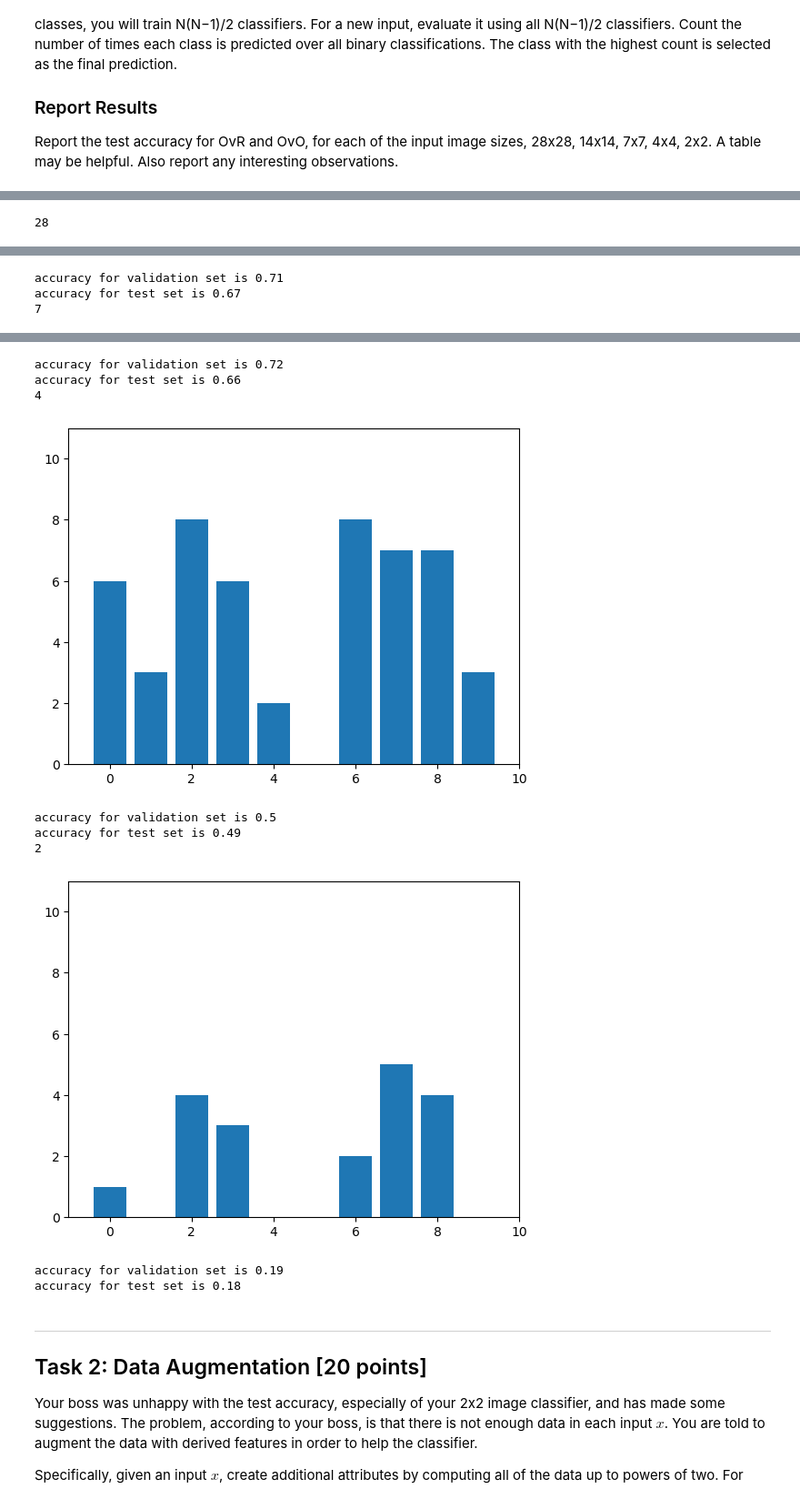
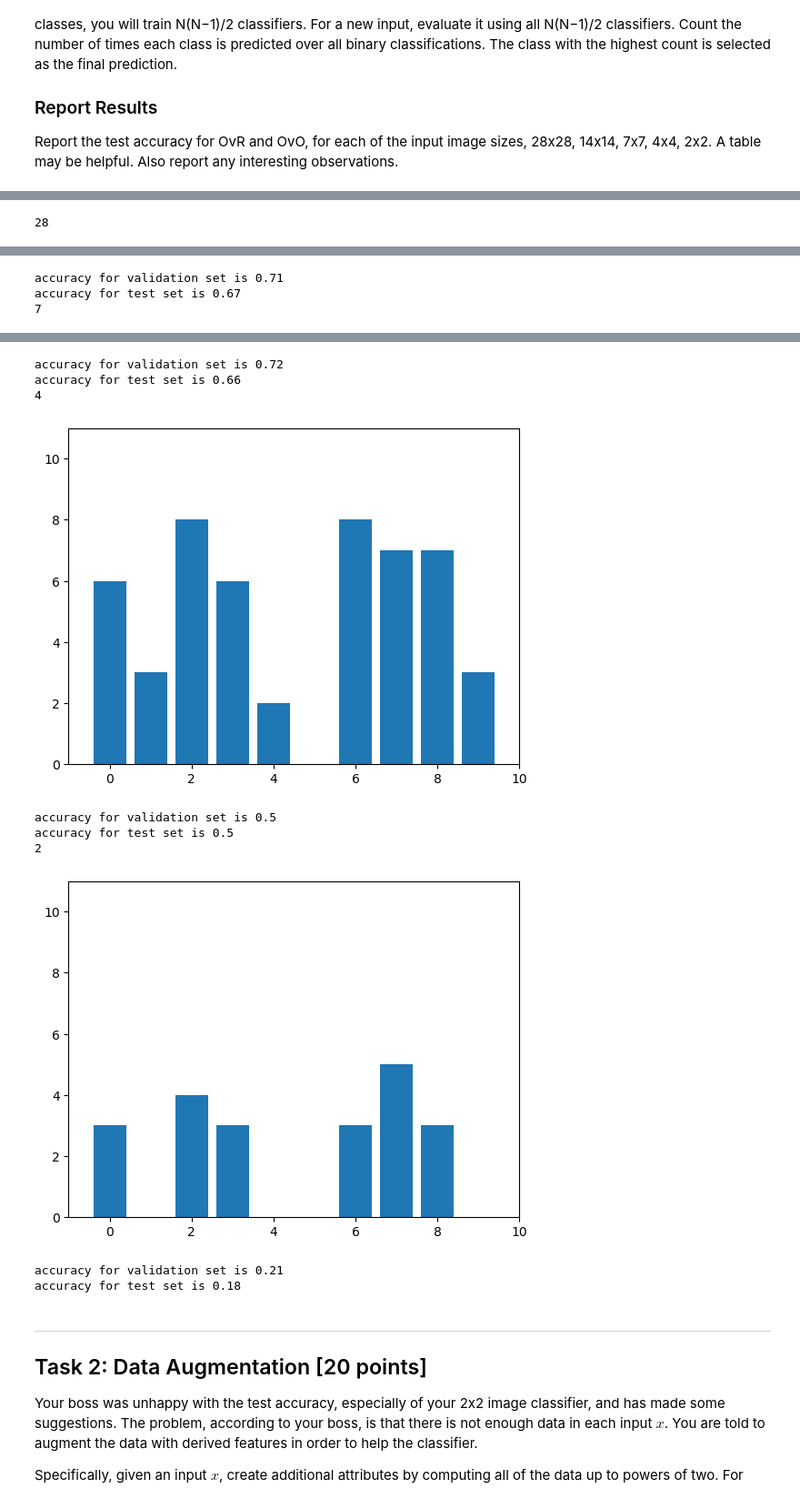
Before and after one commit to JCrossover-14/CSE352, a Jupyter notebook: HW4/Copy_of_MNIST.ipynb, the cells around one changed output, grey strips where cells are left out. Shown at 91% size. Saved outputs shown, nothing was run; the diff lists cells and outputs as text; code cells hidden in the pictures.

```diff
--- a/HW4/Copy_of_MNIST.ipynb
+++ b/HW4/Copy_of_MNIST.ipynb
@@ -236,7 +236,7 @@ for size in sizes:
     models = []
     for vector in sized_train_data:
         # We add a one term as a dummy bias term
-        vec = [1]
+        vec = []
         for i in range(len(vector)):
             for j in range(len(vector[0])):
                 vec.append(vector[i][j])
@@ -244,7 +244,7 @@ for size in sizes:
 
     for vector in sized_val_data:
         # We add a one term as a dummy bias term
-        vec = [1]
+        vec = []
         for i in range(len(vector)):
             for j in range(len(vector[0])):
                 vec.append(vector[i][j])
@@ -252,7 +252,7 @@ for size in sizes:
 
     for vector in sized_test_data:
         # We add a one term as a dummy bias term
-        vec = [1]
+        vec = []
         for i in range(len(vector)):
             for j in range(len(vector[0])):
                 vec.append(vector[i][j])
@@ -330,7 +330,7 @@ for size in sizes:
     models = []
     for vector in sized_train_data:
         # We add a one term as a dummy bias term
-        vec = [1]
+        vec = []
         for i in range(len(vector)):
             for j in range(len(vector[0])):
                 vec.append(vector[i][j])
@@ -338,7 +338,7 @@ for size in sizes:
 
     for vector in sized_val_data:
         # We add a one term as a dummy bias term
-        vec = [1]
+        vec = []
         for i in range(len(vector)):
             for j in range(len(vector[0])):
                 vec.append(vector[i][j])
@@ -346,7 +346,7 @@ for size in sizes:
 
     for vector in sized_test_data:
         # We add a one term as a dummy bias term
-        vec = [1]
+        vec = []
         for i in range(len(vector)):
             for j in range(len(vector[0])):
                 vec.append(vector[i][j])
@@ -356,36 +356,36 @@ for size in sizes:
             #create new label classes:
             sized_train_labels = [1 if label_1==x else -1 if label_2==x else 0 for x in training_labels]
             weights = linearRegression(vectors,sized_train_labels)
             models.append(weights)
 
     val_predictions = predict_OvO(models,val_vectors)
     val_accuracy = accuracy(val_predictions,val_labels)
 
     test_predictions = predict_OvO(models,test_vectors)
     test_accuracy = accuracy(test_predictions, test_labels,'test')
 
     print(f'accuracy for validation set is {val_accuracy}')
     print(f'accuracy for test set is {test_accuracy}')
 # %% [output]
 28
 [figure]
 accuracy for validation set is 0.7
 accuracy for test set is 0.68
 14
 [figure]
 accuracy for validation set is 0.71
 accuracy for test set is 0.67
 7
 [figure]
 accuracy for validation set is 0.72
 accuracy for test set is 0.66
 4
 [figure]
 accuracy for validation set is 0.5
-accuracy for test set is 0.49
+accuracy for test set is 0.5
 2
-[figure, old version]
+[figure, new version]
-accuracy for validation set is 0.19
+accuracy for validation set is 0.21
 accuracy for test set is 0.18
 # %% [markdown]
 ---
```
Also changed, not shown: parts of 4 cells of this notebook.
